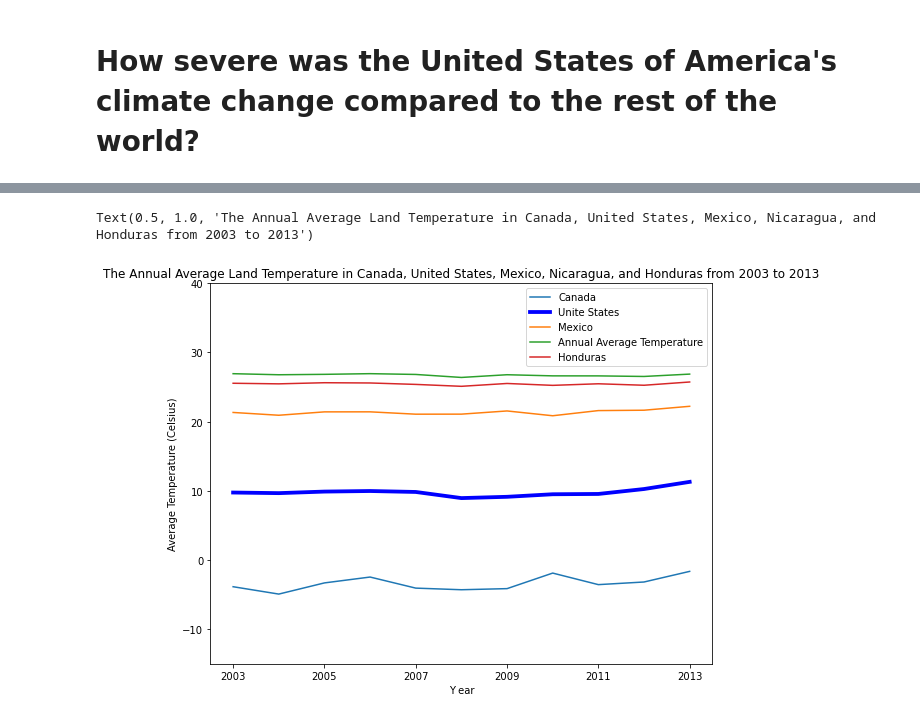
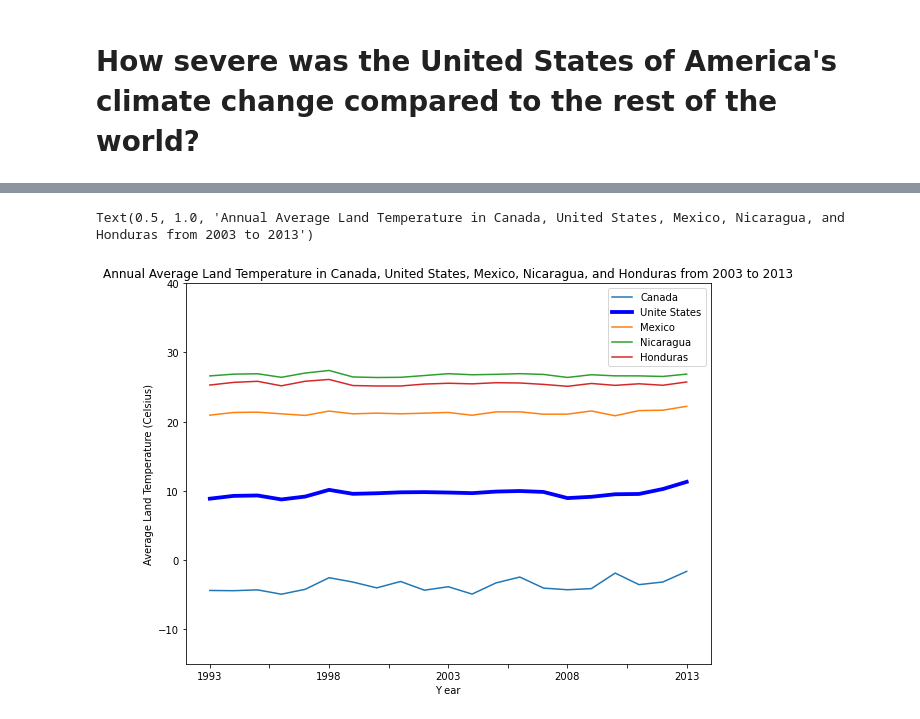
Before and after one commit to ECO225W2022/create-your-project-repository-YujiaChai, a Jupyter notebook: ECO 225 - Assignment 1.ipynb, the cells around one changed output, grey strips where cells are left out. Saved outputs shown, nothing was run; the diff lists cells and outputs as text; code cells hidden in the pictures.

```diff
--- a/ECO 225 - Assignment 1.ipynb
+++ b/ECO 225 - Assignment 1.ipynb
@@ -119,32 +191,33 @@ Text(0.5, 1.0, 'USA annual average PM 2.5 Exposure and the Annual Average Temper
 # %%
 # graph 4:
 # A graph of the five largest countries in North America
 # The five largest countries in North America are : Canada, United States, Mexico, Nicaragua, and Honduras
-# X : year
+# X1 : year
 # Y : Average Temperature
 
 # First calculate the annual average temperatures for all countries
 all_t = pd.DataFrame({ "Country": country_t["Country"], "Year" : [x[:4] for x in country_t["dt"]],
                       "Average Temperature" : country_t["AverageTemperature"]})
-c_annual_avgtemp = all_t[all_t["Year"]>"2002"].groupby(["Country", "Year"])["Average Temperature"]
+c_annual_avgtemp = all_t[all_t["Year"]>"1992"].groupby(["Country", "Year"])["Average Temperature"]
 
 # Calculate the annual average temperature for each country
 an_avg = pd.DataFrame()
 an_avg["Annual Average Temperature"] = c_annual_avgtemp.mean()
 
 # Graph the line plot for the five countries
 fig, ax = plt.subplots()
 ax.set_ylim(-15, 40)
-an_avg.groupby("Country").get_group("Canada").reset_index().plot(ax=ax, y="Annual Average Temperature", x="Year", legend=True, label="Canada", figsize=(9, 7))
+
+an_avg.groupby("Country").get_group("Canada").reset_index().plot(ax=ax, y="Annual Average Temperature", x="Year", legend=True, label="Canada", figsize=(9.4, 7))
 an_avg.groupby("Country").get_group("United States").reset_index().plot(ax=ax, y="Annual Average Temperature", x="Year", legend=True, label="Unite States", linewidth=3.8, color="b")
 an_avg.groupby("Country").get_group("Mexico").reset_index().plot(ax=ax, y="Annual Average Temperature", x="Year", legend=True, label="Mexico")
-an_avg.groupby("Country").get_group("Nicaragua").reset_index().plot(ax=ax, y="Annual Average Temperature", x="Year", legend=True, Label="Nicaragua")
+an_avg.groupby("Country").get_group("Nicaragua").reset_index().plot(ax=ax, y="Annual Average Temperature", x="Year", legend=True, label="Nicaragua")
 an_avg.groupby("Country").get_group("Honduras").reset_index().plot(ax=ax, y="Annual Average Temperature", x="Year", legend=True, label="Honduras")
 
 ax.legend(loc='upper right')
-ax.set_ylabel("Average Temperature (Celsius)")
+ax.set_ylabel("Average Land Temperature (Celsius)")
 ax.set_xlabel("Y ear")
-ax.set_title("The Annual Average Land Temperature in Canada, United States, Mexico, Nicaragua, and Honduras from 2003 to 2013")
+ax.set_title("Annual Average Land Temperature in Canada, United States, Mexico, Nicaragua, and Honduras from 2003 to 2013")
 # %% [output]
-Text(0.5, 1.0, 'The Annual Average Land Temperature in Canada, United States, Mexico, Nicaragua, and Honduras from 2003 to 2013')
+Text(0.5, 1.0, 'Annual Average Land Temperature in Canada, United States, Mexico, Nicaragua, and Honduras from 2003 to 2013')
-[figure, old version]
+[figure, new version]
```
Also changed, not shown: parts of 14 cells of this notebook.
